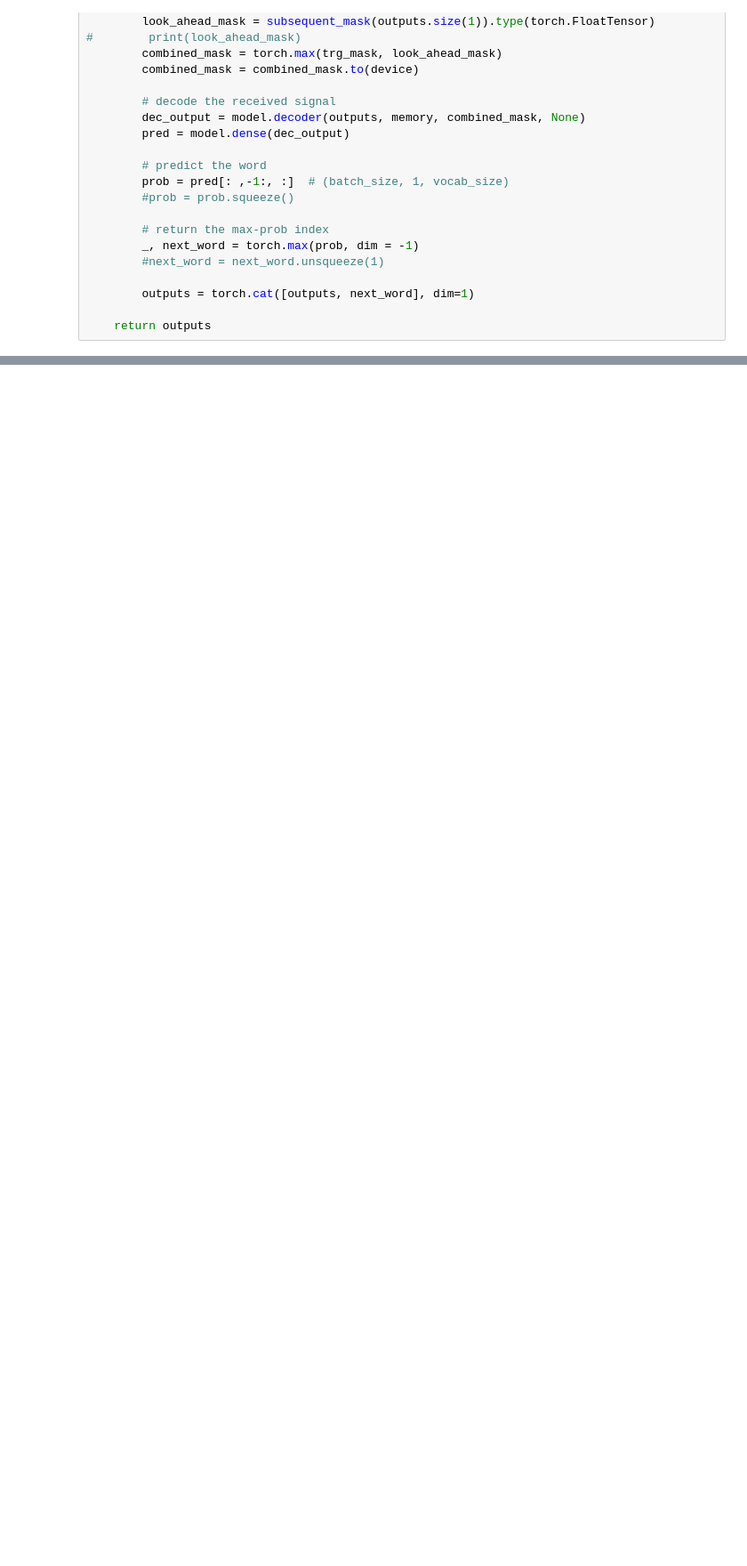
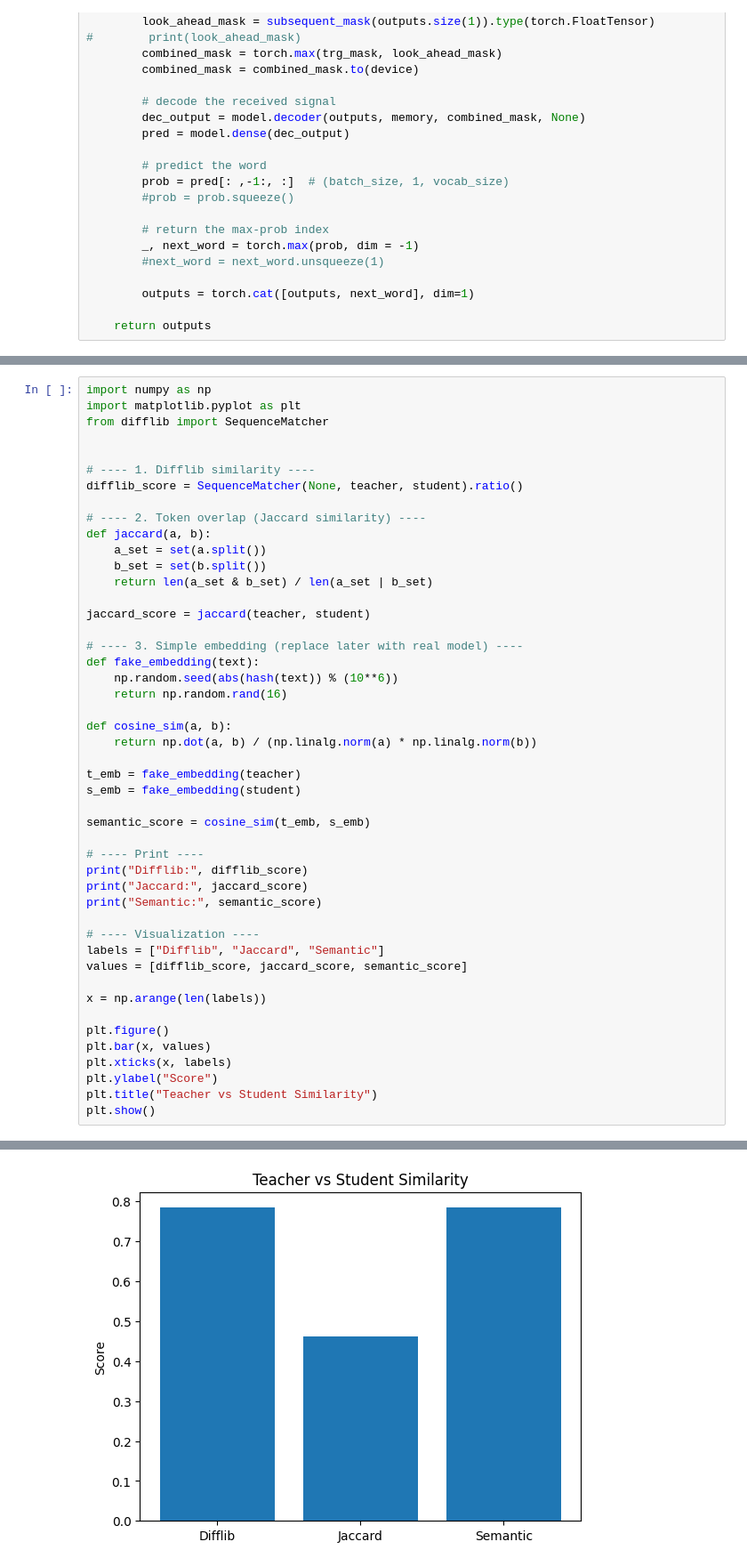
Before and after one commit to pesqSC/DeepSC, a Jupyter notebook: test.ipynb, the cells around one changed output, grey strips where cells are left out. Shown at 89% size. Drawn from its saved outputs; the diff is of its cells as text; blank space fills up the shorter version.

```diff
--- a/test.ipynb
+++ b/test.ipynb
@@ -315,0 +372,48 @@ Student Received : <START> i voted in favour of the european parliament on parli
+# %%
+import numpy as np
+import matplotlib.pyplot as plt
+from difflib import SequenceMatcher
+
+
+# ---- 1. Difflib similarity ----
+difflib_score = SequenceMatcher(None, teacher, student).ratio()
+
+# ---- 2. Token overlap (Jaccard similarity) ----
+def jaccard(a, b):
+    a_set = set(a.split())
+    b_set = set(b.split())
+    return len(a_set & b_set) / len(a_set | b_set)
+
+jaccard_score = jaccard(teacher, student)
+
+# ---- 3. Simple embedding (replace later with real model) ----
+def fake_embedding(text):
+    np.random.seed(abs(hash(text)) % (10**6))
+    return np.random.rand(16)
+
+def cosine_sim(a, b):
+    return np.dot(a, b) / (np.linalg.norm(a) * np.linalg.norm(b))
+
+t_emb = fake_embedding(teacher)
+s_emb = fake_embedding(student)
+
+semantic_score = cosine_sim(t_emb, s_emb)
+
+# ---- Print ----
+print("Difflib:", difflib_score)
+print("Jaccard:", jaccard_score)
+print("Semantic:", semantic_score)
+
+# ---- Visualization ----
+labels = ["Difflib", "Jaccard", "Semantic"]
+values = [difflib_score, jaccard_score, semantic_score]
+
+x = np.arange(len(labels))
+
+plt.figure()
+plt.bar(x, values)
+plt.xticks(x, labels)
+plt.ylabel("Score")
+plt.title("Teacher vs Student Similarity")
+plt.show()
+# %% [output]
@@ -315,0 +423 @@ Student Received : <START> i voted in favour of the european parliament on parli
+[figure, added]
```
Also changed, not shown: parts of 9 cells of this notebook.
